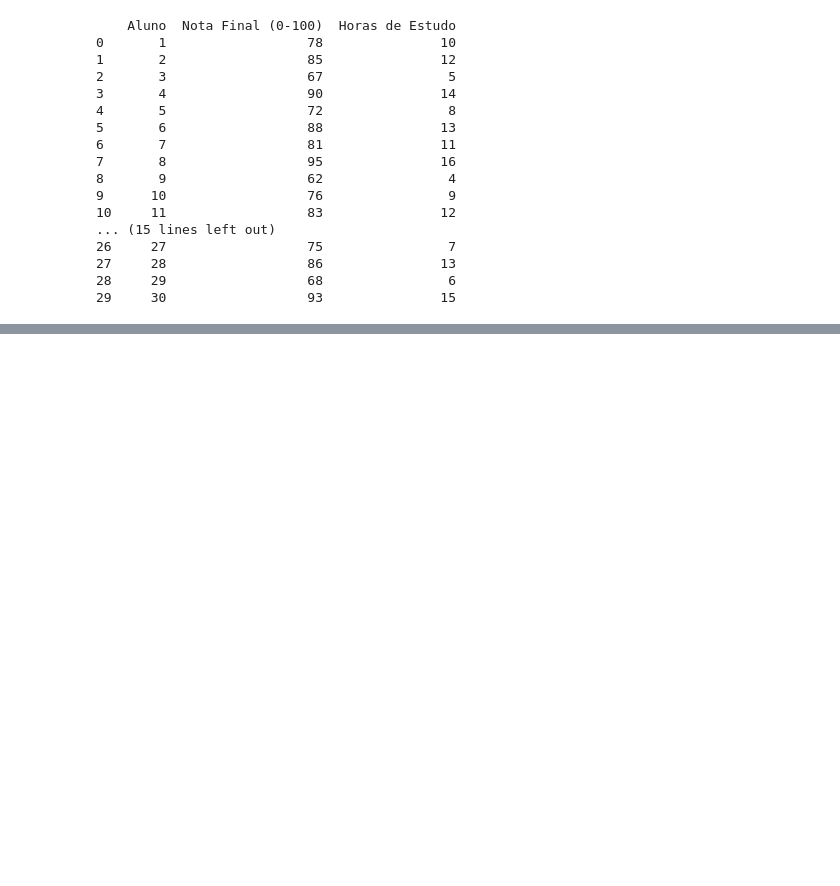
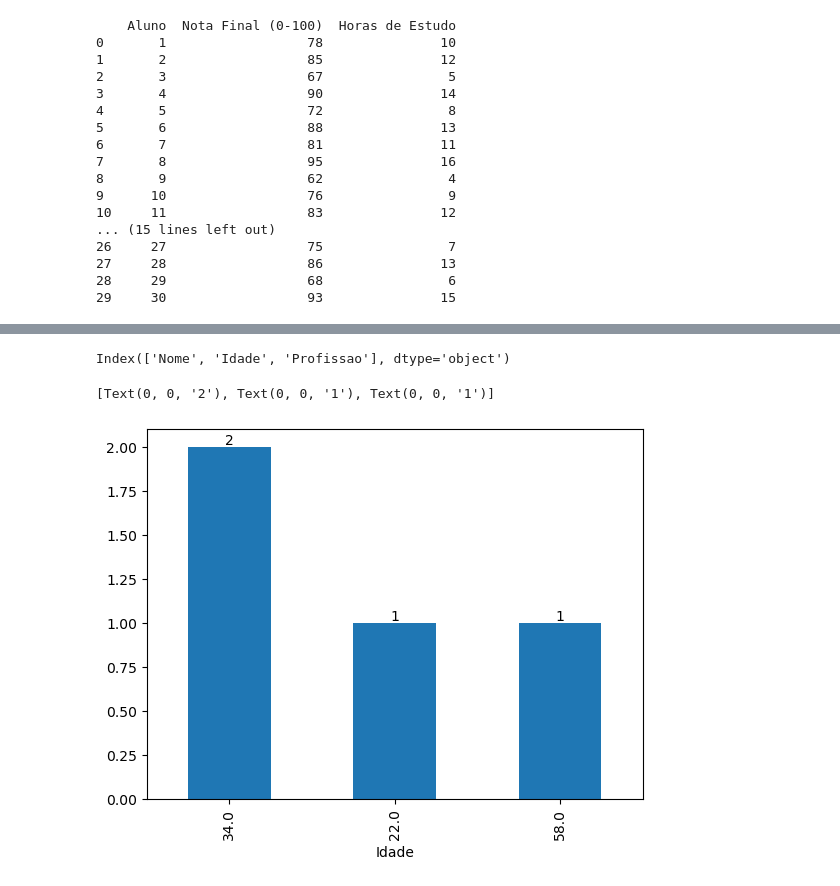
Before and after one commit to JaynneLino/Curso-Cesae-DataAnalyst, a Jupyter notebook: sessao-10/1-series.ipynb, the cells around one changed output, grey strips where cells are left out. Saved outputs shown, nothing was run; the diff lists cells and outputs as text; code cells hidden in the pictures; blank space fills up the shorter version.

```diff
--- a/sessao-10/1-series.ipynb
+++ b/sessao-10/1-series.ipynb
@@ -78,0 +226,29 @@ df_notasestudos.to_csv("notas_estudo.csv", index=False)
+# %%
+dados = {
+'Nome': ['Ana', 'Bruno', 'Carlos', 'Diana', 'Ana'],
+'Idade': [22, None, 58, None, 22],
+'Profissao': ['Engenheira', 'Médico', 'Professor', 'Designer', 'Engenheira']
+}
+
+df = pd.DataFrame(dados)
+
+ausentes = df.isna()
+print(ausentes)
+
+# Contar valores ausentes em cada coluna
+num_nulos = df.isna().sum()
+print(f"Número de valores ausentes em cada coluna: {num_nulos}")
+print("_______________________________")
+
+# Contar valores ausentes na coluna 'Idade'
+num_nulos_idd = df['Idade'].isna().sum()
+print(f"Número de valores ausentes na coluna 'Idade': {num_nulos_idd}")
+print("_______________________________")
+
+# Preencher valores ausentes com a média da coluna 'Idade'
+media_idade = df['Idade'].mean()
+df['Idade'] = df['Idade'].fillna(media_idade)
+
+# Remover linhas duplicadas
+df = df.drop_duplicates()
+print(df)
@@ -78,0 +274,11 @@ df_notasestudos.to_csv("notas_estudo.csv", index=False)
+# %%
+import matplotlib as mt
+
+print(df.columns)
+
+gr = df['Idade'].value_counts().plot.bar()
+gr.bar_label(gr.containers[0])
+# %% [output]
+Index(['Nome', 'Idade', 'Profissao'], dtype='object')
+[Text(0, 0, '2'), Text(0, 0, '1'), Text(0, 0, '1')]
+[figure, added]
```
Also changed, not shown: parts of 19 cells of this notebook, 1 other file.
